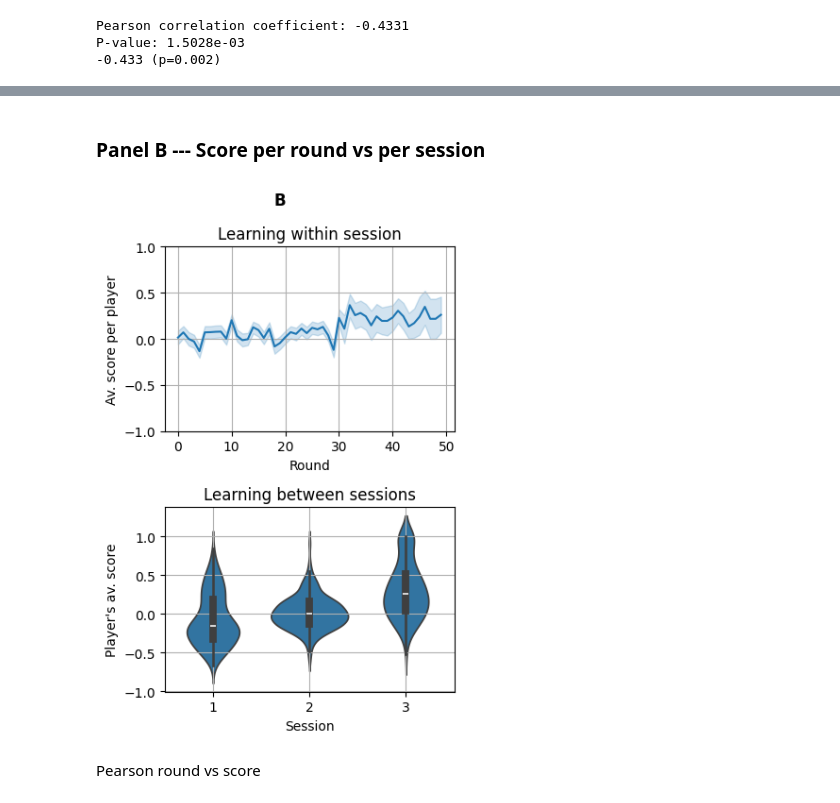
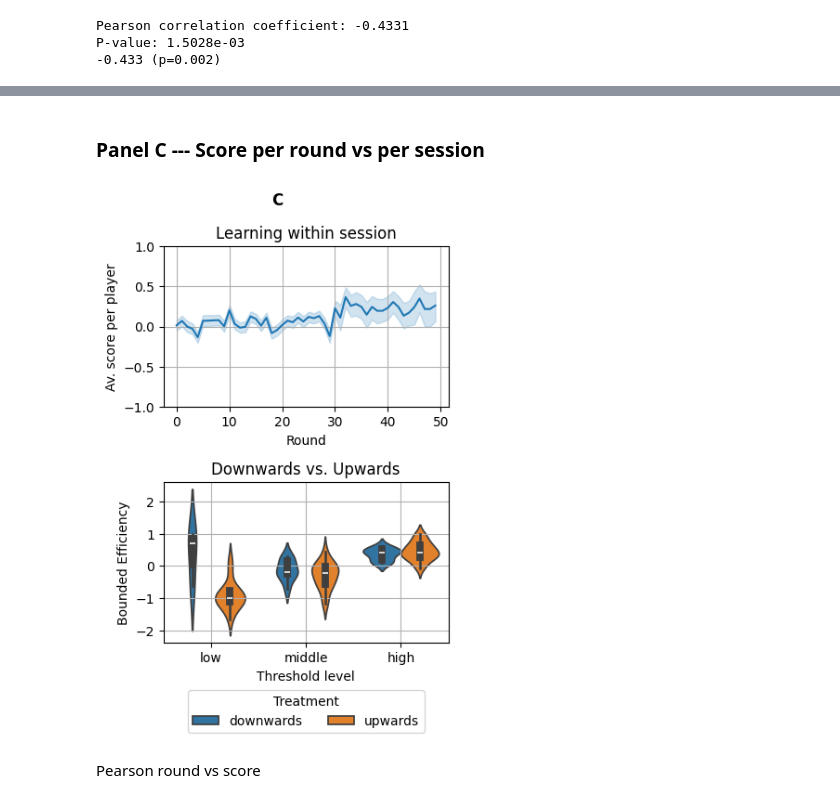
Before and after one commit to EAndrade-Lotero/Cognitive_Models_El_Farol_Bar_Problem, a Jupyter notebook: Figures for article/Short_Fig2.ipynb, the cells around one changed output, grey strips where cells are left out. Cells and saved outputs as stored; diff of their text form; code cells hidden in the pictures.

```diff
--- a/Figures for article/Short_Fig2.ipynb
+++ b/Figures for article/Short_Fig2.ipynb
@@ -85,10 +85,17 @@ def get_round(row):
     m, M = rounds_counter[(row['group'], row['threshold'])]
     return (x - m) % M
 
+def get_context(num_players):
+    if num_players == 2:
+        return 'Two'
+    elif num_players == 3:
+        return 'Three'
+    else:
+        return 'Bigger'
+
 data['round'] = data.apply(lambda row: get_round(row), axis=1).astype(int)
 data['session'] = data.apply(lambda row: dict_sessions[(row['group'], row['threshold'])], axis=1)
-# data['group'] = data.apply(lambda row: f"{row['group']}-{row['session']}", axis=1)
-# data = data[data['round'] <= 30]
+data['context'] = data['num_players'].apply(lambda x: get_context(x))
 
 data.sort_values(by=['num_players', 'threshold'], inplace=True)
 
@@ -186,2 +241,2 @@ P-value: 1.5028e-03
 # %% [markdown]
-### Panel B --- Score per round vs per session
+### Panel C --- Score per round vs per session
@@ -188,45 +261,55 @@ P-value: 1.5028e-03
 # %%
 fig, ax = plt.subplots(
     2,1,
     figsize=(4,6),
     tight_layout=True,
     sharey=False
 )
 
 # Learning: average score increases per round
 sns.lineplot(
-    x='round', y='score', data=data,
+    x='round', y='score',
+    # hue='context', style='context',
+    data=data,
     ci=95, ax=ax[0]
 )
 ax[0].set_xlabel('Round')
 ax[0].set_ylabel("Av. score per player")
 ax[0].set_title("Learning within session")
 ax[0].grid()
 ax[0].set_ylim([-1,1])
 
-# Learning: average score increases per session
-average_score_data = data.groupby(['session', 'player']).agg({
-    'score':'mean'
-}).reset_index()
+# Distribution of efficiency vs treatment in Multi-player experiment
 sns.violinplot(
-    x='session', y='score',
-    data=average_score_data, ax=ax[1],
+    x='thresh_level', y='bounded_efficiency', hue='treatment',
+    data=MP_group_av_scores, ax=ax[1],
+    order=['low', 'middle', 'high'],
+    hue_order=['downwards', 'upwards'],
 )
-ax[1].set_xlabel('Session')
-ax[1].set_ylabel("Player's av. score")
-ax[1].set_title("Learning between sessions")
+# sns.swarmplot(
+#     x='thresh_level', y='score', hue='treatment', color='black',
+#     data=MP_group_av_scores, ax=ax[1],
+# )
+ax[1].set_xlabel('Threshold level')
+ax[1].set_ylabel('Bounded Efficiency')
+ax[1].set_title('Downwards vs. Upwards')
+ax[1].legend(
+    title='Treatment',
+    loc='lower center',
+    bbox_to_anchor=(0.5, -0.6),
+    ncol=2
+)
 ax[1].grid()
-# ax[1].set_ylim([-1,1])
 
 # Convert figure to image array
-fig.suptitle("B", fontweight="bold")
+fig.suptitle("C", fontweight="bold")
 fig.canvas.draw()
 rgba_bytes = fig.canvas.buffer_rgba().tobytes()
 width, height = fig.canvas.get_width_height()
 pil_image = PIL.Image.frombytes(mode="RGBA", size=[width, height], data=rgba_bytes)
-panel_B = np.array(pil_image)
+panel_C = np.array(pil_image)
 # %% [output]
-[figure, old version]
+[figure, new version]
 # %% [markdown]
 Pearson round vs score
 # %%
```
Also changed, not shown: parts of 25 cells of this notebook, 11 other files.
